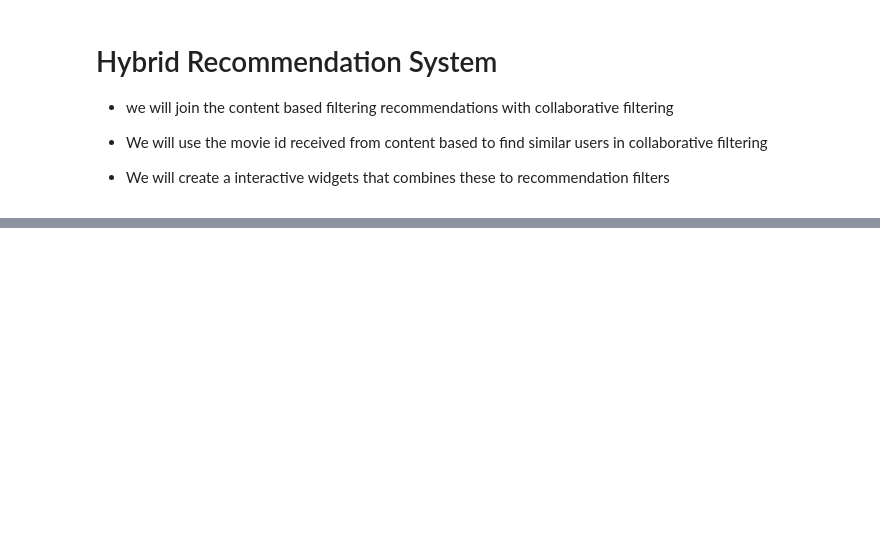
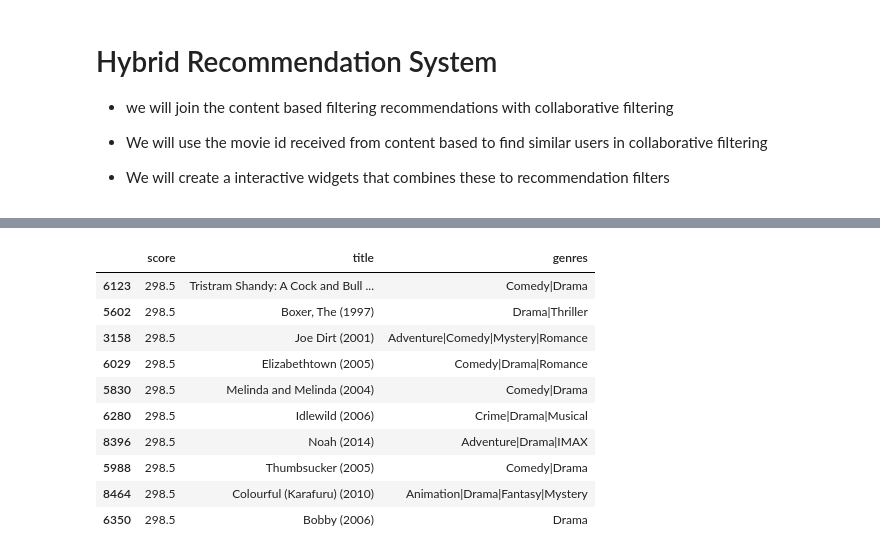
Before and after one commit to 7H0M45-4N70NY/Recommendation_Systems, a Jupyter notebook: Hybrid_Movie_Recommendation_System_pynb.ipynb, the cells around one changed output, grey strips where cells are left out. Cells and saved outputs as stored; diff of their text form; code cells hidden in the pictures; blank space fills up the shorter version.

```diff
--- a/Hybrid_Movie_Recommendation_System_pynb.ipynb
+++ b/Hybrid_Movie_Recommendation_System_pynb.ipynb
@@ -359,0 +394,14 @@ Text(value='Toy Story', description='Movie Title')
+# %%
+hybrid_recs("Dirt")
+# %% [output]
+|  | score | title | genres |
+| 6123 | 298.5 | Tristram Shandy: A Cock and Bull ... | Comedy|Drama |
+| 5602 | 298.5 | Boxer, The (1997) | Drama|Thriller |
+| 3158 | 298.5 | Joe Dirt (2001) | Adventure|Comedy|Mystery|Romance |
+| 6029 | 298.5 | Elizabethtown (2005) | Comedy|Drama|Romance |
+| 5830 | 298.5 | Melinda and Melinda (2004) | Comedy|Drama |
+| 6280 | 298.5 | Idlewild (2006) | Crime|Drama|Musical |
+| 8396 | 298.5 | Noah (2014) | Adventure|Drama|IMAX |
+| 5988 | 298.5 | Thumbsucker (2005) | Comedy|Drama |
+| 8464 | 298.5 | Colourful (Karafuru) (2010) | Animation|Drama|Fantasy|Mystery |
+| 6350 | 298.5 | Bobby (2006) | Drama |
```
Also changed, not shown: parts of 4 cells of this notebook.
